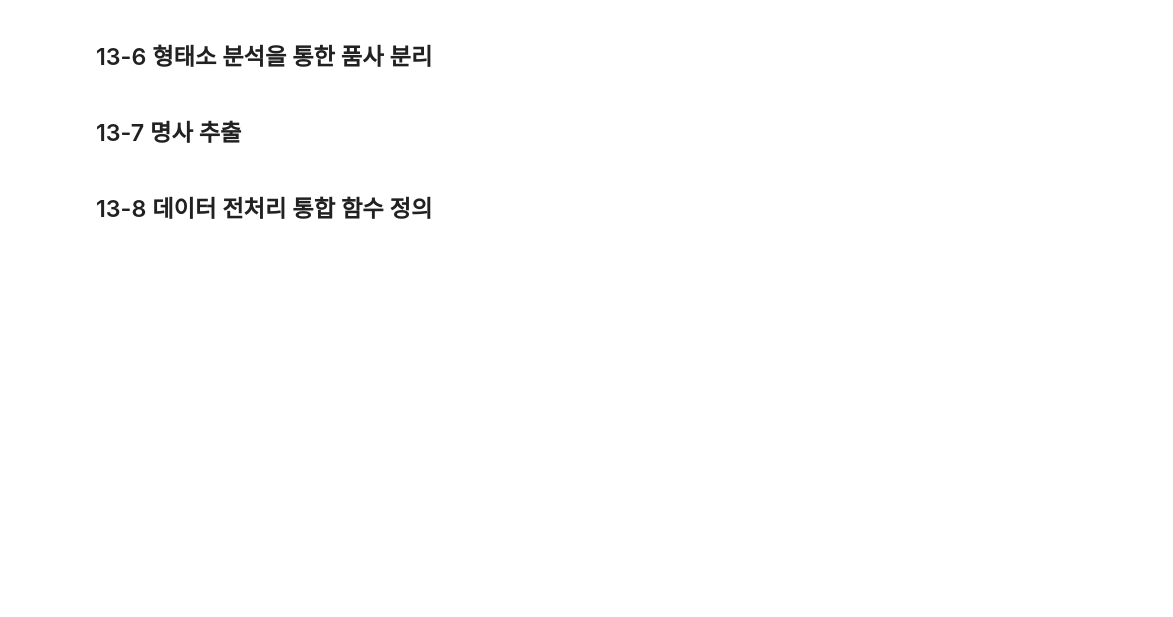
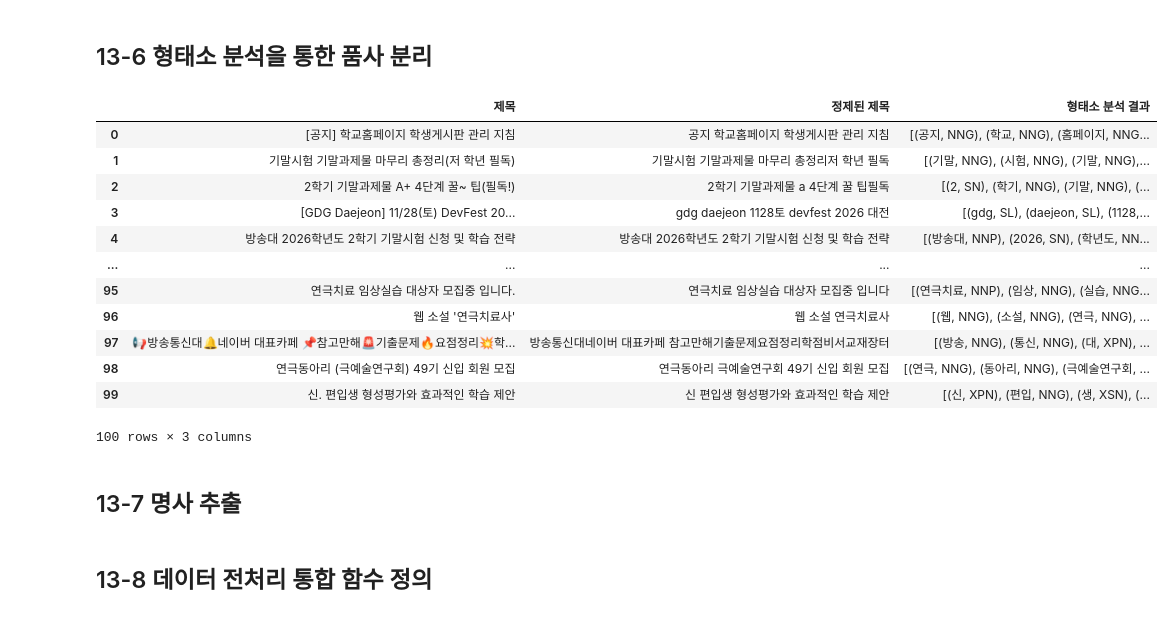
Before and after one commit to Nis4Newt/Data-Analysis-with-Open-Source, a Jupyter notebook: 오픈소스_데이터_분석_13강.ipynb, the cells around one changed output. Saved outputs shown, nothing was run; the diff lists cells and outputs as text; code cells hidden in the pictures; blank space fills up the shorter version.

```diff
--- a/오픈소스_데이터_분석_13강.ipynb
+++ b/오픈소스_데이터_분석_13강.ipynb
@@ -170,10 +170,10 @@ import pandas as pd
 ## 다음 페이지로 이동하고 tree 정보 반환
 def move_to_next_page(driver):
     # _listNext 클래스를 기준으로 엘리먼트 선택
-
+    next_page_link = driver.find_element(By.CLASS_NAME, "_listNext")
     if next_page_link and next_page_link.is_enabled():
         # 다음 페이지 버튼 클릭
-
+        next_page_link.click()
         WebDriverWait(driver, 10).until(
             EC.presence_of_element_located((By.CLASS_NAME, "board-table"))
         )
@@ -192,10 +192,10 @@ def get_board_titles(url, pages, verbose=False):
           print(f"=== 페이지 {page} 처리중입니다. ===")
         if page == 1:
             # 13-2 에서 작성한 get_page 함수를 이용하여 현재 페이지 tree 구하기
-
+            tree = get_page(driver, url)
         else:
             # 다음 페이지로 이동하고 해당 페이지 tree 구하기
-
+            tree = move_to_next_page(driver)
         if tree is not None:
             titles = extract_titles(tree)
             board_titles.extend(titles)
@@ -257,33 +321,47 @@ print(kiwi.analyze('안녕하세요 저는 방송대 학생입니다.')[0][0])
 # %%
 from kiwipiepy import Kiwi
 
 ## 형태소 분석기 초기화 및 사용자 사전 추가
 kiwi = Kiwi()
 kiwi.add_user_word('방송대', 'NNP')
 kiwi.add_user_word('방통대', 'NNP')
 
 ## 텍스트 형태소 분석 함수
 def analyze_morphemes(text):
     if isinstance(text, str):
        result = kiwi.analyze(text)
 
        morphemes = []
        for token in result[0][0]:
             ## 형태소(form)와 품사(tag) 정보를 튜플로 morphemes에 추가
-
+            morphemes.append((token.form, token.tag))
        return morphemes
     else:
         return []
 
 ## 데이터프레임에 형태소 분석 적용 함수
 def pos_df(df):
   if not df.empty:
-      # `정제된 제목` 칼럼의 값에 analyze_morphemes 함수를 적용하고 결과를 `행태소 분석 결과` 칼럼에 저장
-
+        # `정제된 제목` 칼럼의 값에 analyze_morphemes 함수를 적용하고 결과를 `행태소 분석 결과` 칼럼에 저장
+        df['형태소 분석 결과'] = df['정제된 제목'].apply(analyze_morphemes)
 
 ## 형태소 분석 적용
 pos_df(cs_df)
 cs_df
+# %% [output]
+|  | 제목 | 정제된 제목 | 형태소 분석 결과 |
+| 0 | [공지] 학교홈페이지 학생게시판 관리 지침 | 공지 학교홈페이지 학생게시판 관리 지침 | [(공지, NNG), (학교, NNG), (홈페이지, NNG... |
+| 1 | 기말시험 기말과제물 마무리 총정리(저 학년 필독) | 기말시험 기말과제물 마무리 총정리저 학년 필독 | [(기말, NNG), (시험, NNG), (기말, NNG),... |
+| 2 | 2학기 기말과제물 A+ 4단계 꿀~ 팁(필독!) | 2학기 기말과제물 a 4단계 꿀 팁필독 | [(2, SN), (학기, NNG), (기말, NNG), (... |
+| 3 | [GDG Daejeon] 11/28(토) DevFest 20... | gdg daejeon 1128토 devfest 2026 대전 | [(gdg, SL), (daejeon, SL), (1128,... |
+| 4 | 방송대 2026학년도 2학기 기말시험 신청 및 학습 전략 | 방송대 2026학년도 2학기 기말시험 신청 및 학습 전략 | [(방송대, NNP), (2026, SN), (학년도, NN... |
+| ... | ... | ... | ... |
+| 95 | 연극치료 임상실습 대상자 모집중 입니다. | 연극치료 임상실습 대상자 모집중 입니다 | [(연극치료, NNP), (임상, NNG), (실습, NNG... |
+| 96 | 웹 소설 '연극치료사' | 웹 소설 연극치료사 | [(웹, NNG), (소설, NNG), (연극, NNG), ... |
+| 97 | 📢방송통신대🔔네이버 대표카페 📌참고만해🚨기출문제🔥요점정리💥학... | 방송통신대네이버 대표카페 참고만해기출문제요점정리학점비서교재장터 | [(방송, NNG), (통신, NNG), (대, XPN), ... |
+| 98 | 연극동아리 (극예술연구회) 49기 신입 회원 모집 | 연극동아리 극예술연구회 49기 신입 회원 모집 | [(연극, NNG), (동아리, NNG), (극예술연구회, ... |
+| 99 | 신. 편입생 형성평가와 효과적인 학습 제안 | 신 편입생 형성평가와 효과적인 학습 제안 | [(신, XPN), (편입, NNG), (생, XSN), (... |
+100 rows × 3 columns
 # %% [markdown]
 ## 13-7 명사 추출
 # %%
```
Also changed, not shown: parts of 5 cells of this notebook.
